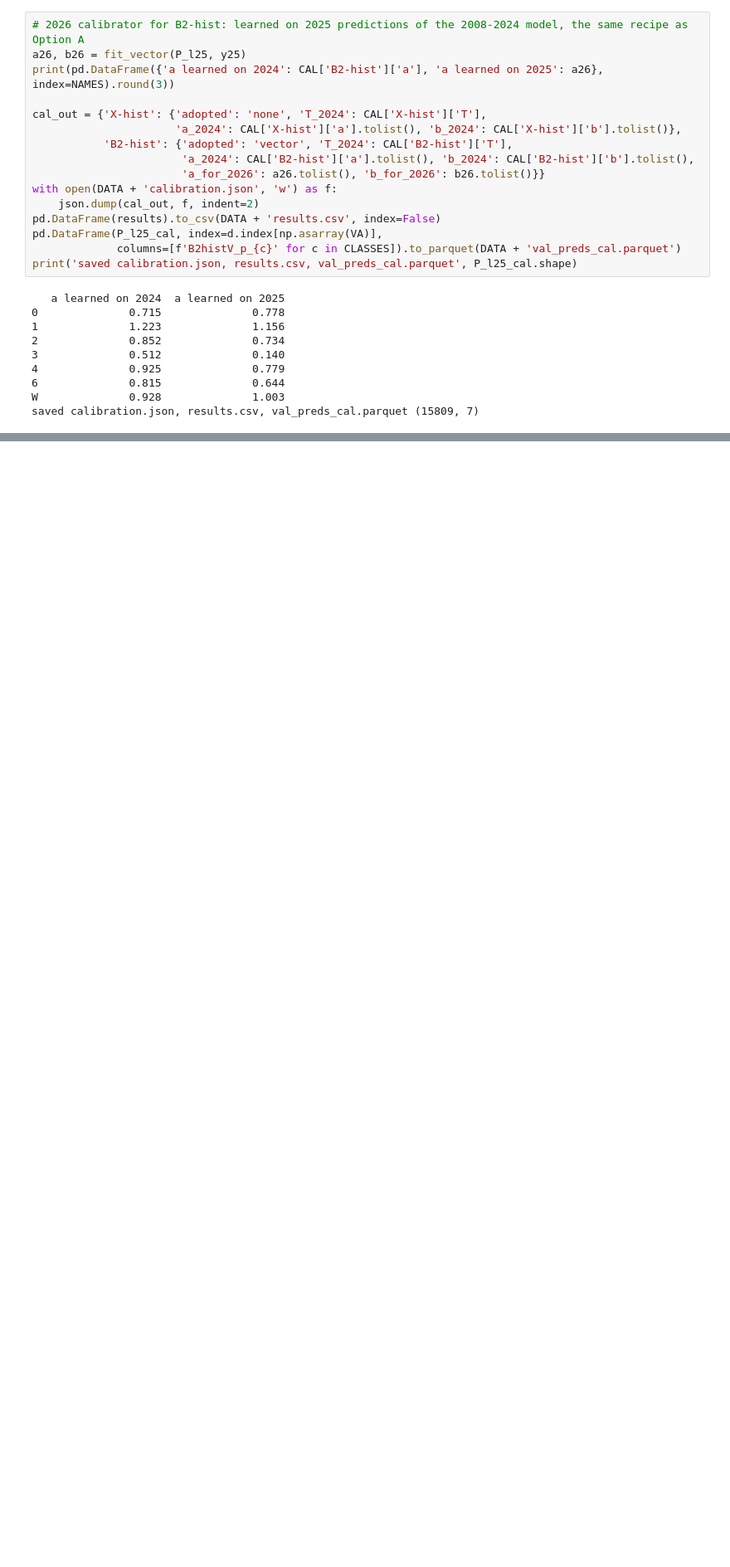
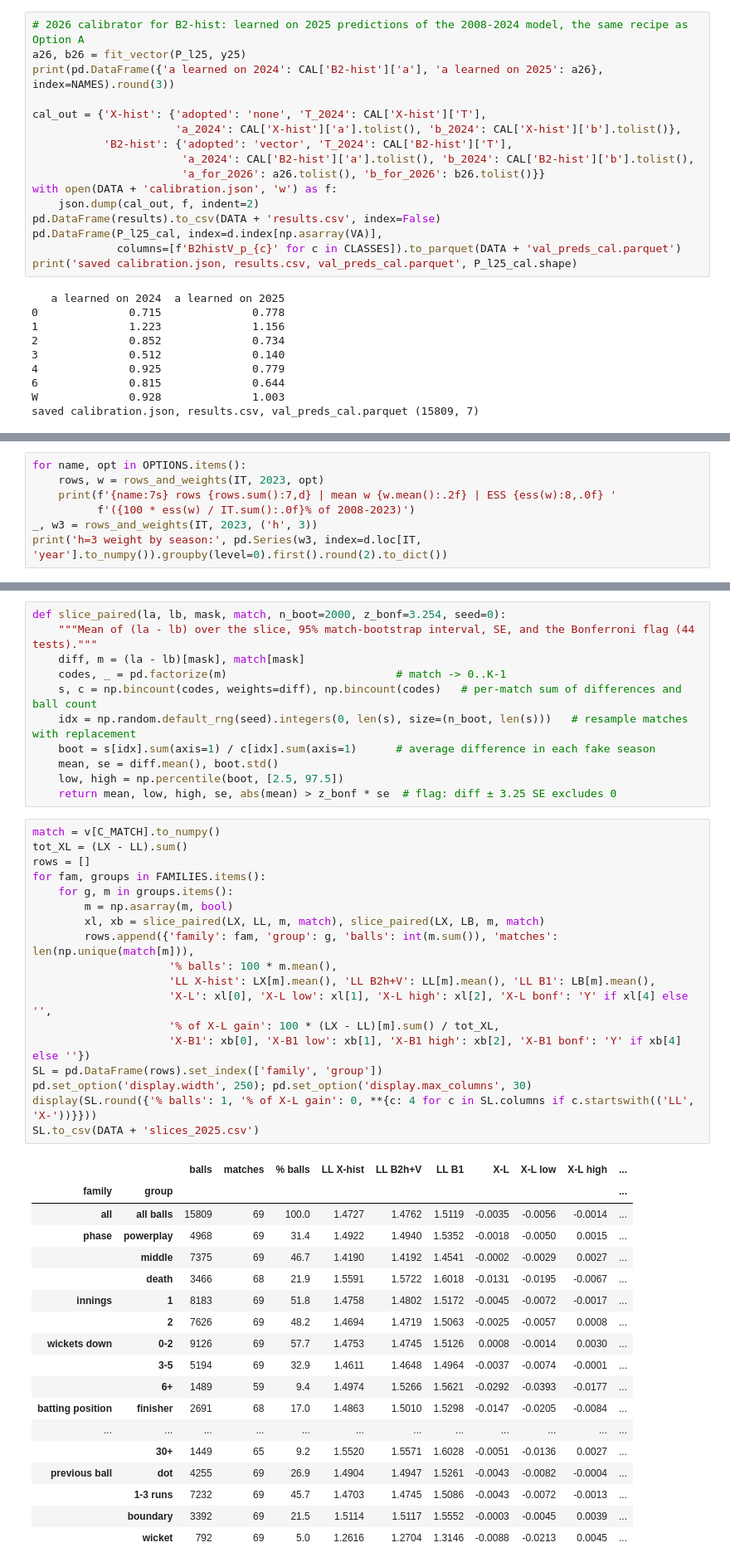
Before and after one commit to arjunnamburi/ml_death_overs_ipl, a Jupyter notebook: notebooks/models.ipynb, the cells around one changed output, grey strips where cells are left out. Shown at 83% size. Saved outputs shown, nothing was run; the diff lists cells and outputs as text; blank space fills up the shorter version.

Commit message:
Doing ablation and slices

```diff
--- a/notebooks/models.ipynb
+++ b/notebooks/models.ipynb
@@ -1860,0 +1904,7 @@ saved calibration.json, results.csv, val_preds_cal.parquet (15809, 7)
+# %%
+for name, opt in OPTIONS.items():
+    rows, w = rows_and_weights(IT, 2023, opt)
+    print(f'{name:7s} rows {rows.sum():7,d} | mean w {w.mean():.2f} | ESS {ess(w):8,.0f} '
+          f'({100 * ess(w) / IT.sum():.0f}% of 2008-2023)')
+_, w3 = rows_and_weights(IT, 2023, ('h', 3))
+print('h=3 weight by season:', pd.Series(w3, index=d.loc[IT, 'year'].to_numpy()).groupby(level=0).first().round(2).to_dict())
@@ -1860,0 +2125,48 @@ saved calibration.json, results.csv, val_preds_cal.parquet (15809, 7)
+# %%
+def slice_paired(la, lb, mask, match, n_boot=2000, z_bonf=3.254, seed=0):
+    """Mean of (la - lb) over the slice, 95% match-bootstrap interval, SE, and the Bonferroni flag (44 tests)."""
+    diff, m = (la - lb)[mask], match[mask]
+    codes, _ = pd.factorize(m)                          # match -> 0..K-1
+    s, c = np.bincount(codes, weights=diff), np.bincount(codes)   # per-match sum of differences and ball count
+    idx = np.random.default_rng(seed).integers(0, len(s), size=(n_boot, len(s)))   # resample matches with replacement
+    boot = s[idx].sum(axis=1) / c[idx].sum(axis=1)      # average difference in each fake season
+    mean, se = diff.mean(), boot.std()
+    low, high = np.percentile(boot, [2.5, 97.5])
+    return mean, low, high, se, abs(mean) > z_bonf * se  # flag: diff ± 3.25 SE excludes 0
+# %%
+match = v[C_MATCH].to_numpy()
+tot_XL = (LX - LL).sum()
+rows = []
+for fam, groups in FAMILIES.items():
+    for g, m in groups.items():
+        m = np.asarray(m, bool)
+        xl, xb = slice_paired(LX, LL, m, match), slice_paired(LX, LB, m, match)
+        rows.append({'family': fam, 'group': g, 'balls': int(m.sum()), 'matches': len(np.unique(match[m])),
+                     '% balls': 100 * m.mean(),
+                     'LL X-hist': LX[m].mean(), 'LL B2h+V': LL[m].mean(), 'LL B1': LB[m].mean(),
+                     'X-L': xl[0], 'X-L low': xl[1], 'X-L high': xl[2], 'X-L bonf': 'Y' if xl[4] else '',
+                     '% of X-L gain': 100 * (LX - LL)[m].sum() / tot_XL,
+                     'X-B1': xb[0], 'X-B1 low': xb[1], 'X-B1 high': xb[2], 'X-B1 bonf': 'Y' if xb[4] else ''})
+SL = pd.DataFrame(rows).set_index(['family', 'group'])
+pd.set_option('display.width', 250); pd.set_option('display.max_columns', 30)
+display(SL.round({'% balls': 1, '% of X-L gain': 0, **{c: 4 for c in SL.columns if c.startswith(('LL', 'X-'))}}))
+SL.to_csv(DATA + 'slices_2025.csv')
+# %% [output]
+|  |  | balls | matches | % balls | LL X-hist | LL B2h+V | LL B1 | X-L | X-L low | X-L high | ... |
+| family | group |  |  |  |  |  |  |  |  |  | ... |
+| all | all balls | 15809 | 69 | 100.0 | 1.4727 | 1.4762 | 1.5119 | -0.0035 | -0.0056 | -0.0014 | ... |
+| phase | powerplay | 4968 | 69 | 31.4 | 1.4922 | 1.4940 | 1.5352 | -0.0018 | -0.0050 | 0.0015 | ... |
+|  | middle | 7375 | 69 | 46.7 | 1.4190 | 1.4192 | 1.4541 | -0.0002 | -0.0029 | 0.0027 | ... |
+|  | death | 3466 | 68 | 21.9 | 1.5591 | 1.5722 | 1.6018 | -0.0131 | -0.0195 | -0.0067 | ... |
+| innings | 1 | 8183 | 69 | 51.8 | 1.4758 | 1.4802 | 1.5172 | -0.0045 | -0.0072 | -0.0017 | ... |
+|  | 2 | 7626 | 69 | 48.2 | 1.4694 | 1.4719 | 1.5063 | -0.0025 | -0.0057 | 0.0008 | ... |
+| wickets down | 0-2 | 9126 | 69 | 57.7 | 1.4753 | 1.4745 | 1.5126 | 0.0008 | -0.0014 | 0.0030 | ... |
+|  | 3-5 | 5194 | 69 | 32.9 | 1.4611 | 1.4648 | 1.4964 | -0.0037 | -0.0074 | -0.0001 | ... |
+|  | 6+ | 1489 | 59 | 9.4 | 1.4974 | 1.5266 | 1.5621 | -0.0292 | -0.0393 | -0.0177 | ... |
+| batting position | finisher | 2691 | 68 | 17.0 | 1.4863 | 1.5010 | 1.5298 | -0.0147 | -0.0205 | -0.0084 | ... |
+| ... | ... | ... | ... | ... | ... | ... | ... | ... | ... | ... | ... |
+|  | 30+ | 1449 | 65 | 9.2 | 1.5520 | 1.5571 | 1.6028 | -0.0051 | -0.0136 | 0.0027 | ... |
+| previous ball | dot | 4255 | 69 | 26.9 | 1.4904 | 1.4947 | 1.5261 | -0.0043 | -0.0082 | -0.0004 | ... |
+|  | 1-3 runs | 7232 | 69 | 45.7 | 1.4703 | 1.4745 | 1.5086 | -0.0043 | -0.0072 | -0.0013 | ... |
+|  | boundary | 3392 | 69 | 21.5 | 1.5114 | 1.5117 | 1.5552 | -0.0003 | -0.0045 | 0.0039 | ... |
+|  | wicket | 792 | 69 | 5.0 | 1.2616 | 1.2704 | 1.3146 | -0.0088 | -0.0213 | 0.0045 | ... |
```
Also changed, not shown: parts of 19 cells of this notebook.
